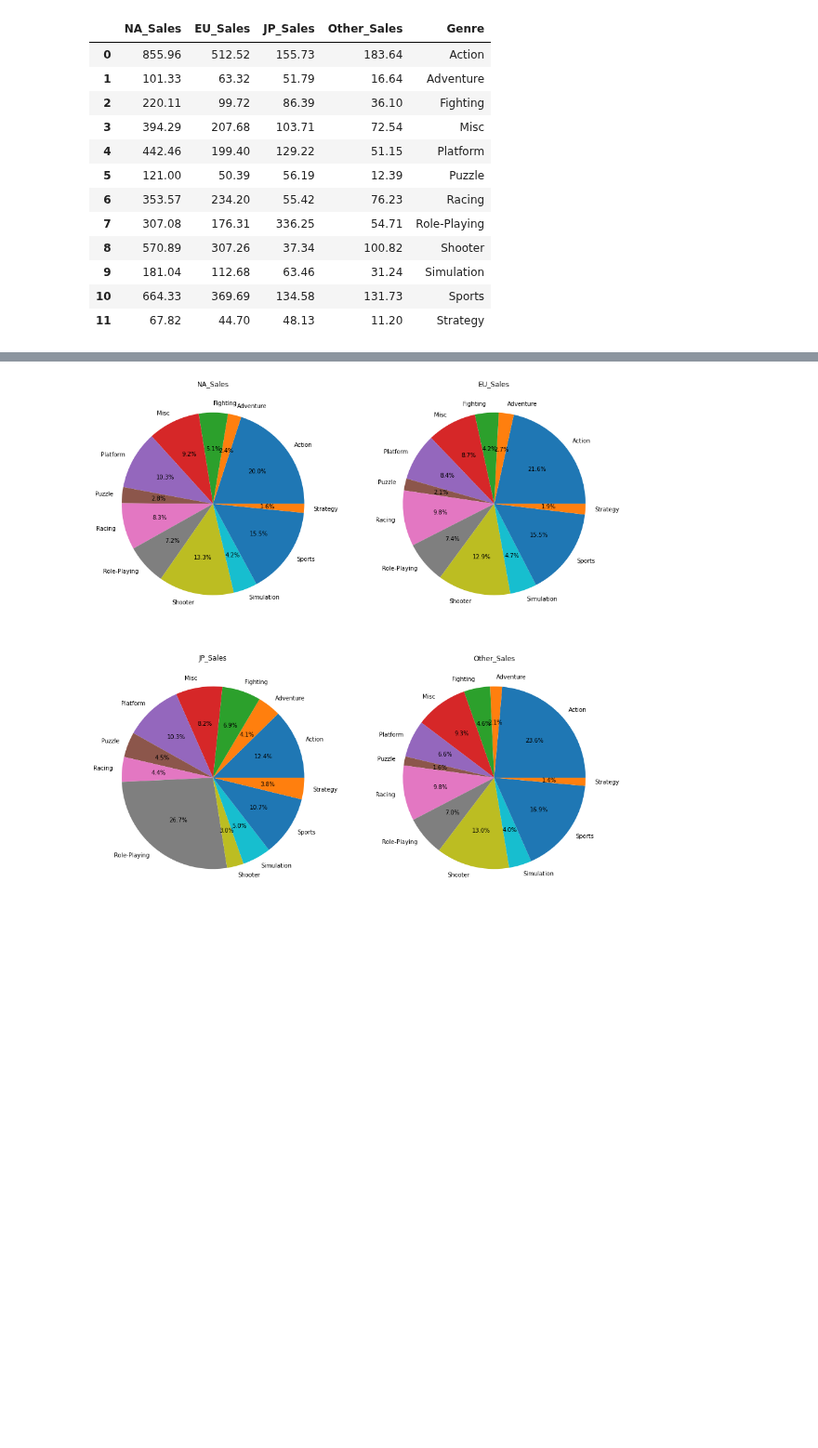
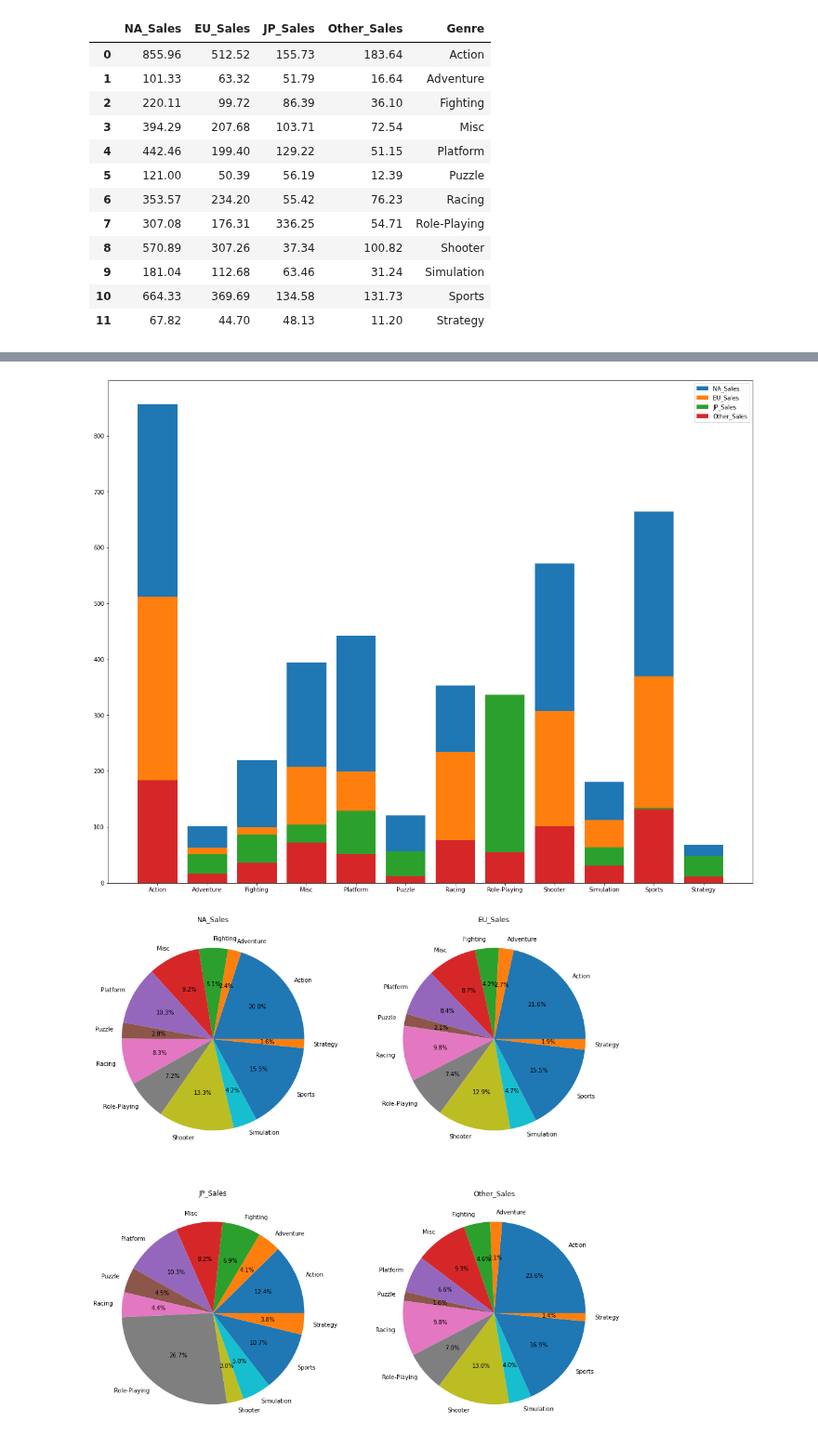
Before and after one commit to ohyunju/projects, a Jupyter notebook: project1/Project1.ipynb, the cells around one changed output, grey strips where cells are left out. Shown at 93% size. Drawn from its saved outputs; the diff is of its cells as text; code cells hidden in the pictures; blank space fills up the shorter version.

```diff
--- a/project1/Project1.ipynb
+++ b/project1/Project1.ipynb
@@ -271 +295,14 @@ obs_region
+# %%
+#바 시각화
+import matplotlib.pyplot as plt
+
+plt.figure(figsize=(20, 16))
+plt.bar(obs_region['Genre'],obs_region['NA_Sales'])
+plt.bar(obs_region['Genre'],obs_region['EU_Sales'])
+plt.bar(obs_region['Genre'],obs_region['JP_Sales'])
+plt.bar(obs_region['Genre'],obs_region['Other_Sales'])
+plt.legend(Sales)
+plt.show()
+# %% [output]
+[figure, added]
 # %%
```
Also changed, not shown: parts of 3 cells of this notebook.
